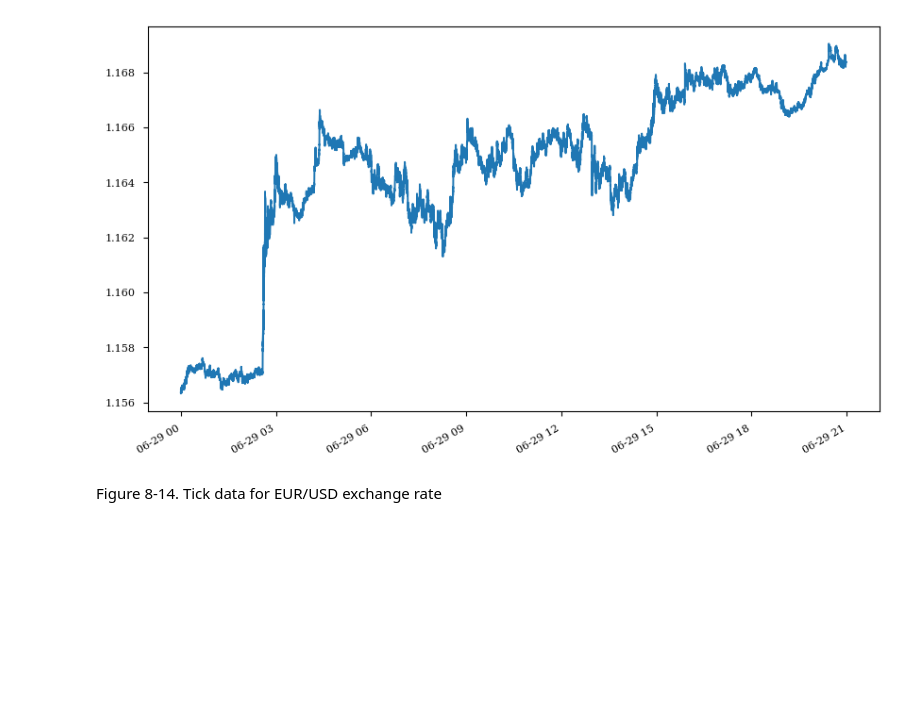
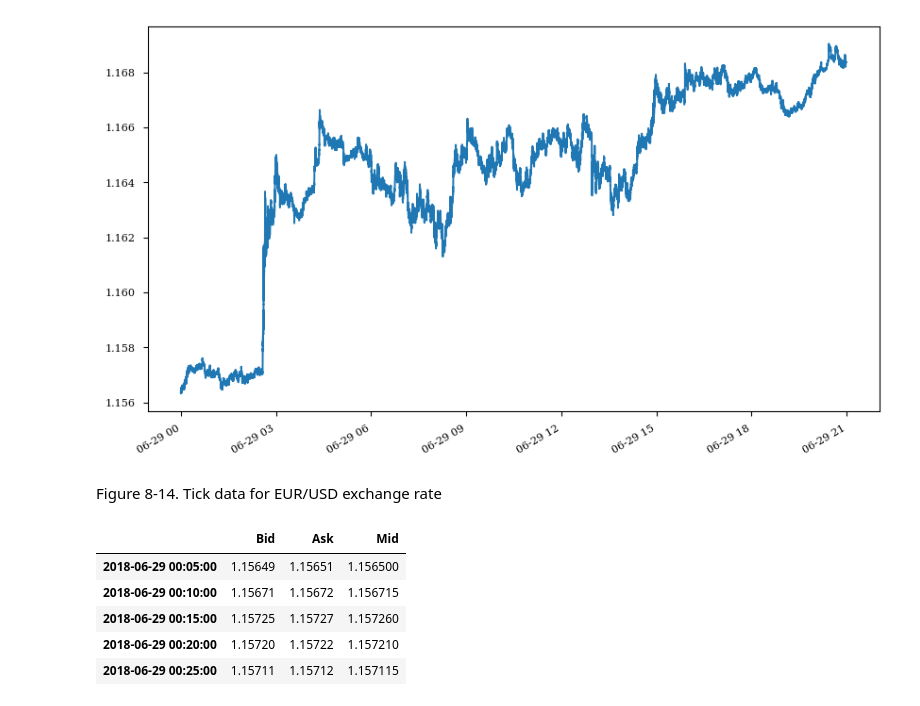
Before and after one commit to Youngsoo1024/Python_Finance, a Jupyter notebook: Chap8/ch8_test.ipynb, the cells around one changed output. Drawn from its saved outputs; the diff is of its cells as text; code cells hidden in the pictures; blank space fills up the shorter version.

```diff
--- a/Chap8/ch8_test.ipynb
+++ b/Chap8/ch8_test.ipynb
@@ -453,0 +456,9 @@ Figure 8-14. Tick data for EUR/USD exchange rate
+# %%
+tick_resam.head()
+# %% [output]
+|  | Bid | Ask | Mid |
+| 2018-06-29 00:05:00 | 1.15649 | 1.15651 | 1.156500 |
+| 2018-06-29 00:10:00 | 1.15671 | 1.15672 | 1.156715 |
+| 2018-06-29 00:15:00 | 1.15725 | 1.15727 | 1.157260 |
+| 2018-06-29 00:20:00 | 1.15720 | 1.15722 | 1.157210 |
+| 2018-06-29 00:25:00 | 1.15711 | 1.15712 | 1.157115 |
```
Also changed, not shown: parts of 3 cells of this notebook, 4 other files.
